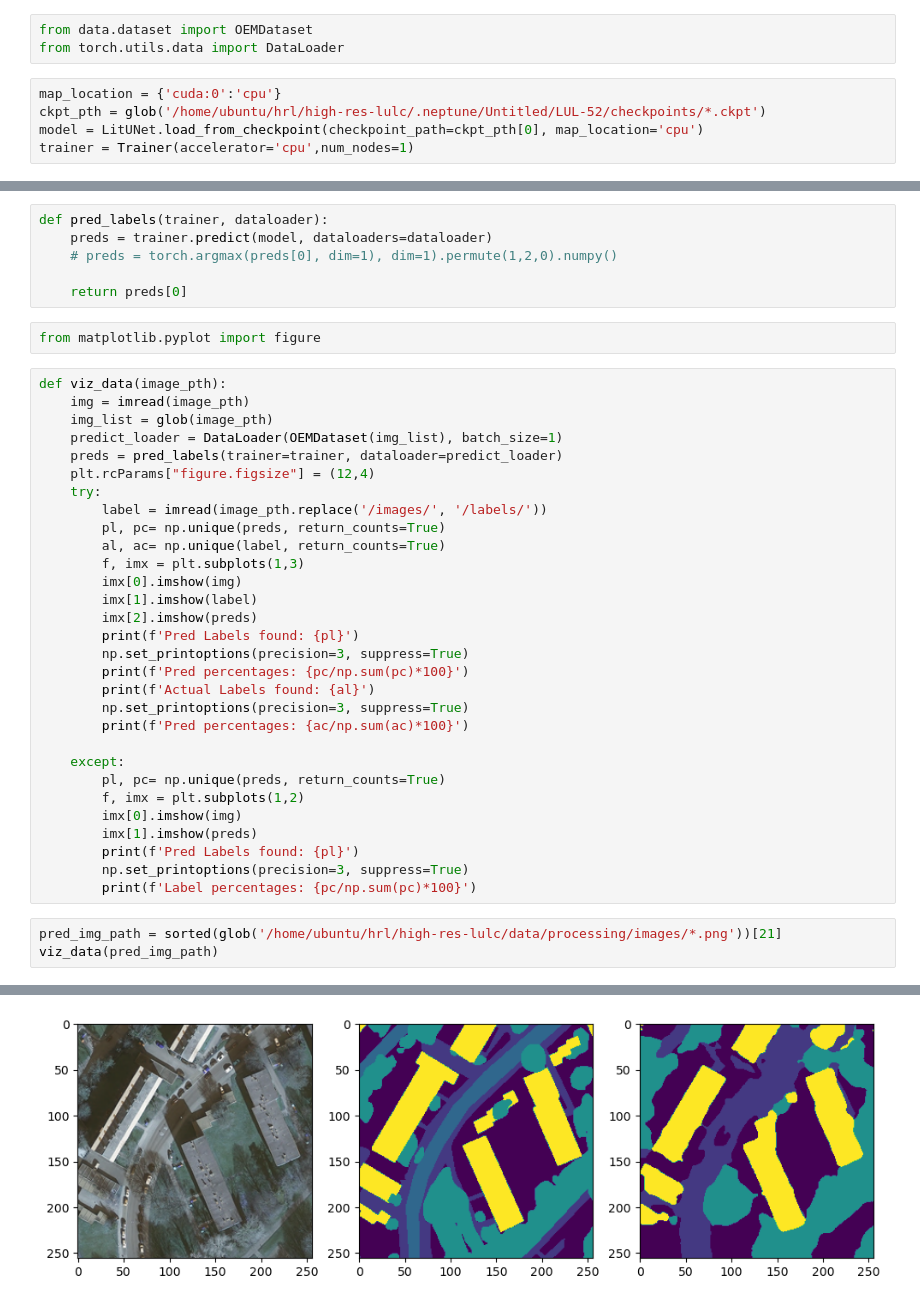
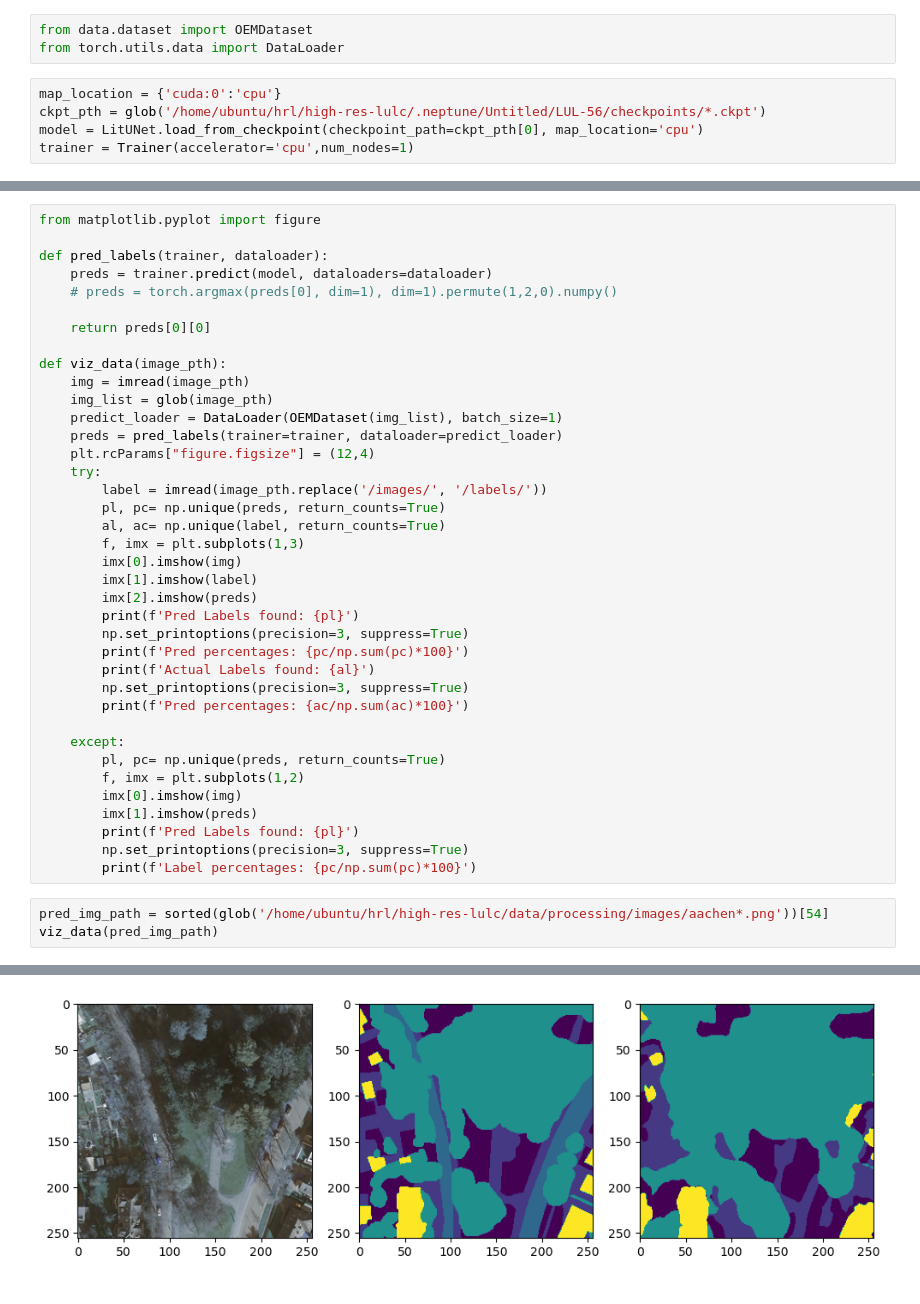
Before and after one commit to gillan-krishna/high-res-lulc, a Jupyter notebook: src/002-Predict.ipynb, the cells around one changed output, grey strips where cells are left out. Saved outputs shown, nothing was run; the diff lists cells and outputs as text.

```diff
--- a/src/002-Predict.ipynb
+++ b/src/002-Predict.ipynb
@@ -14,7 +14,7 @@ from data.dataset import OEMDataset
 from torch.utils.data import DataLoader
 # %%
 map_location = {'cuda:0':'cpu'}
-ckpt_pth = glob('/home/ubuntu/hrl/high-res-lulc/.neptune/Untitled/LUL-52/checkpoints/*.ckpt')
+ckpt_pth = glob('/home/ubuntu/hrl/high-res-lulc/.neptune/Untitled/LUL-56/checkpoints/*.ckpt')
 model = LitUNet.load_from_checkpoint(checkpoint_path=ckpt_pth[0], map_location='cpu')
 trainer = Trainer(accelerator='cpu',num_nodes=1)
 # %% [output]
@@ -27,12 +26,12 @@ HPU available: False, using: 0 HPUs
-# %%
-def pred_labels(trainer, dataloader):
-    preds = trainer.predict(model, dataloaders=dataloader)
-    # preds = torch.argmax(preds[0], dim=1), dim=1).permute(1,2,0).numpy()
-
-    return preds[0]
-# %%
-from matplotlib.pyplot import figure
 # %%
+from matplotlib.pyplot import figure
+
+def pred_labels(trainer, dataloader):
+    preds = trainer.predict(model, dataloaders=dataloader)
+    # preds = torch.argmax(preds[0], dim=1), dim=1).permute(1,2,0).numpy()
+
+    return preds[0][0]
+
 def viz_data(image_pth):
     img = imread(image_pth)
     img_list = glob(image_pth)
@@ -63,6 +62,6 @@ def viz_data(image_pth):
         np.set_printoptions(precision=3, suppress=True)
         print(f'Label percentages: {pc/np.sum(pc)*100}')
 # %%
-pred_img_path = sorted(glob('/home/ubuntu/hrl/high-res-lulc/data/processing/images/*.png'))[21]
+pred_img_path = sorted(glob('/home/ubuntu/hrl/high-res-lulc/data/processing/images/aachen*.png'))[54]
 viz_data(pred_img_path)
 # %% [output]
@@ -74 +72 @@ Pred percentages: [31.57  13.908  8.641 24.796 21.085]
-[figure, old version]
+[figure, new version]
```
Also changed, not shown: parts of 5 cells of this notebook, 3 other files.
